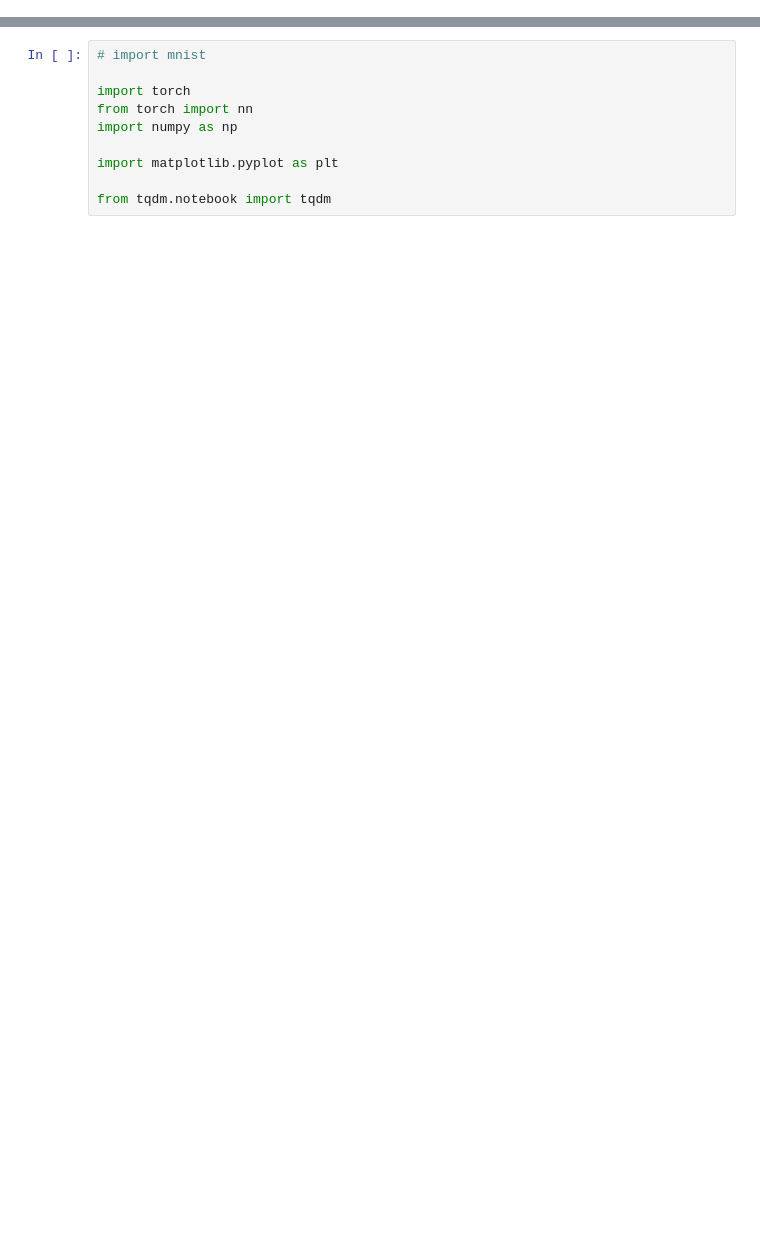
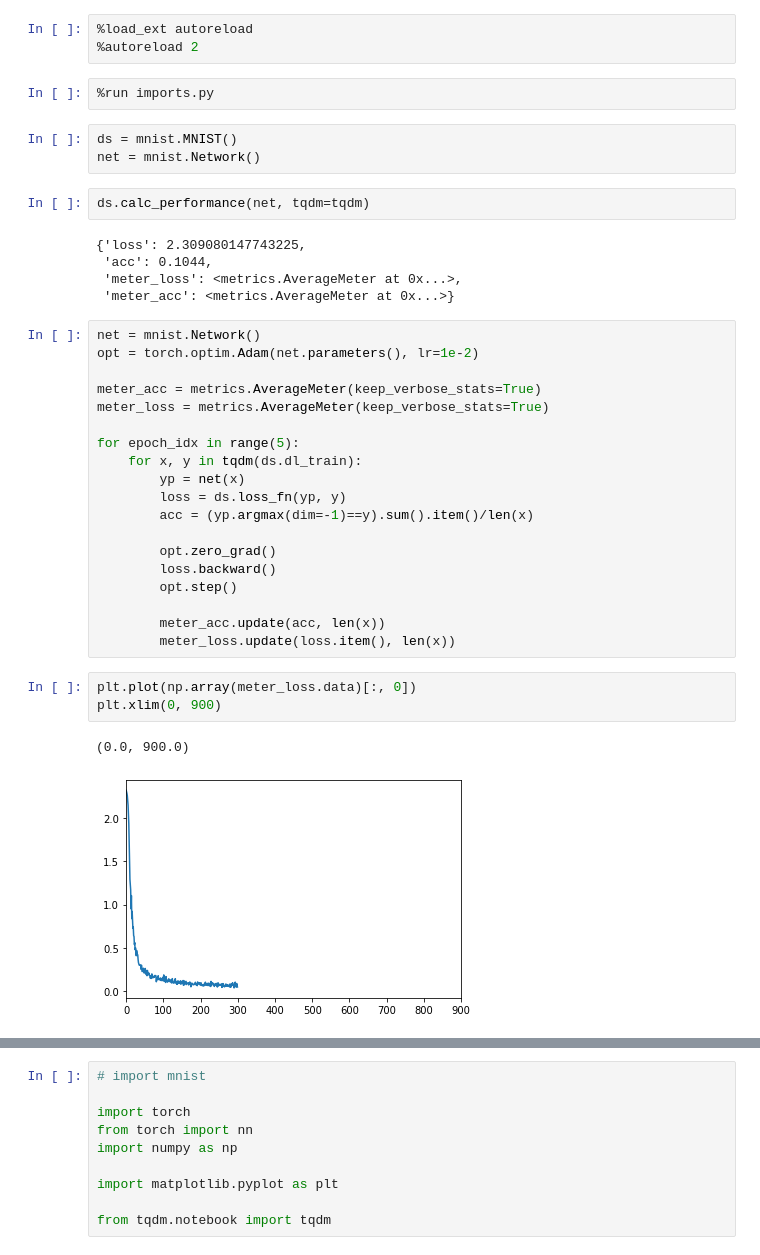
Before and after one commit to akarshkumar0101/ml-ideas, a Jupyter notebook: two_man_sgd.ipynb, the cells around one changed output, grey strips where cells are left out. Drawn from its saved outputs; the diff is of its cells as text; blank space fills up the shorter version.

```diff
--- a/two_man_sgd.ipynb
+++ b/two_man_sgd.ipynb
@@ -0,0 +1,40 @@
+# %%
+%load_ext autoreload
+%autoreload 2
+# %%
+%run imports.py
+# %%
+ds = mnist.MNIST()
+net = mnist.Network()
+# %%
+ds.calc_performance(net, tqdm=tqdm)
+# %% [output]
+{'loss': 2.309080147743225,
+ 'acc': 0.1044,
+ 'meter_loss': <metrics.AverageMeter at 0x...>,
+ 'meter_acc': <metrics.AverageMeter at 0x...>}
+# %%
+net = mnist.Network()
+opt = torch.optim.Adam(net.parameters(), lr=1e-2)
+
+meter_acc = metrics.AverageMeter(keep_verbose_stats=True)
+meter_loss = metrics.AverageMeter(keep_verbose_stats=True)
+
+for epoch_idx in range(5):
+    for x, y in tqdm(ds.dl_train):
+        yp = net(x)
+        loss = ds.loss_fn(yp, y)
+        acc = (yp.argmax(dim=-1)==y).sum().item()/len(x)
+
+        opt.zero_grad()
+        loss.backward()
+        opt.step()
+
+        meter_acc.update(acc, len(x))
+        meter_loss.update(loss.item(), len(x))
+# %%
+plt.plot(np.array(meter_loss.data)[:, 0])
+plt.xlim(0, 900)
+# %% [output]
+(0.0, 900.0)
+[figure, added]
```
Also changed, not shown: parts of 29 cells of this notebook.
